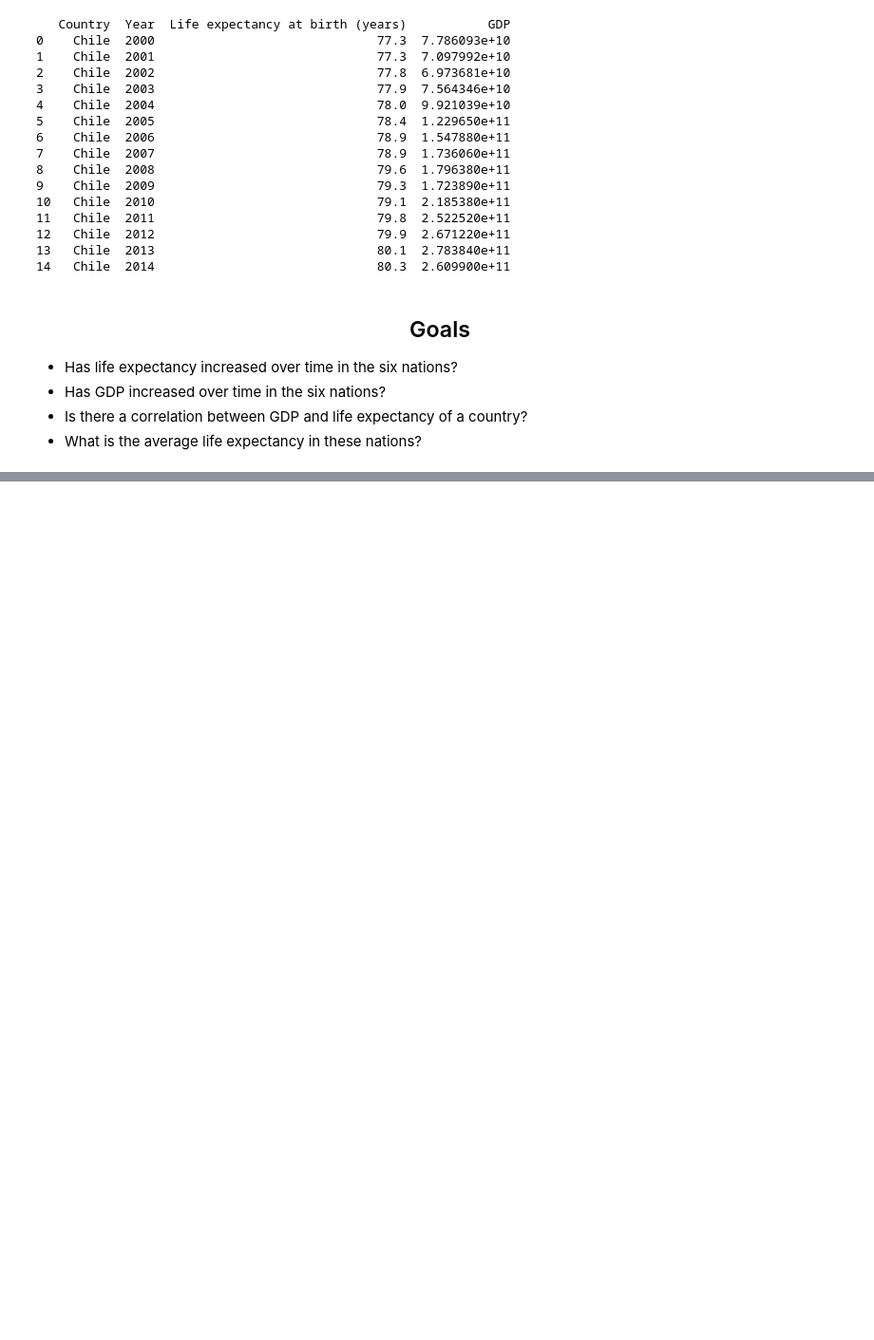
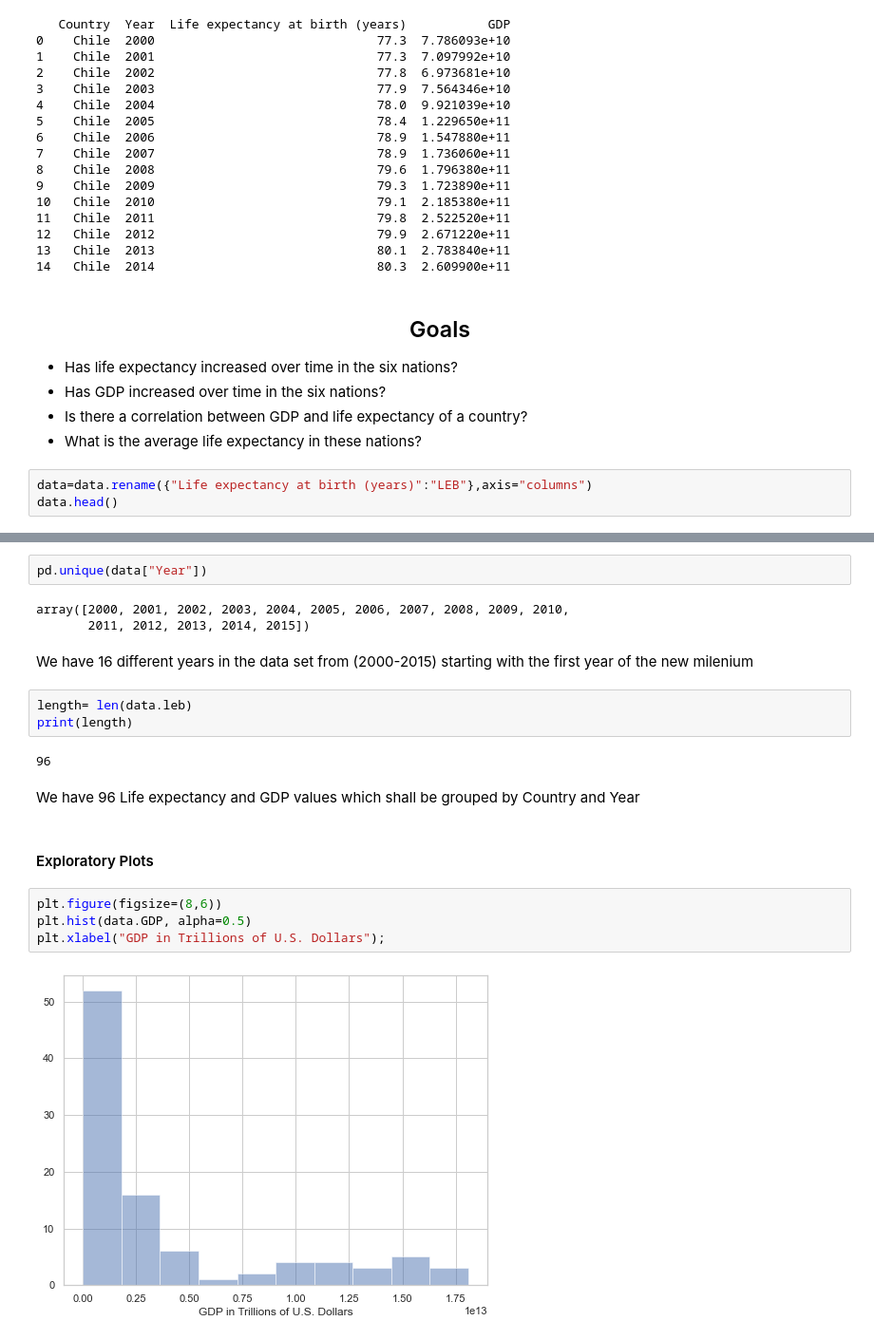
Before and after one commit to eriglesias/GDP_Life_Expectancy, a Jupyter notebook: life_expectancy_gdp.ipynb, the cells around one changed output, grey strips where cells are left out. Shown at 95% size. Drawn from its saved outputs; the diff is of its cells as text; blank space fills up the shorter version.

```diff
--- a/life_expectancy_gdp.ipynb
+++ b/life_expectancy_gdp.ipynb
@@ -31,3 +32,6 @@ print(data.head(15))
  <li>Is there a correlation between GDP and life expectancy of a country? </li>
  <li>What is the average life expectancy in these nations? </li>
 </ul>
+# %%
+data=data.rename({"Life expectancy at birth (years)":"LEB"},axis="columns")
+data.head()
@@ -33,0 +56,22 @@ print(data.head(15))
+# %%
+pd.unique(data["Year"])
+# %% [output]
+array([2000, 2001, 2002, 2003, 2004, 2005, 2006, 2007, 2008, 2009, 2010,
+       2011, 2012, 2013, 2014, 2015])
+# %% [markdown]
+We have 16 different years in the data set from (2000-2015) starting with the first year of the new milenium
+# %%
+length= len(data.leb)
+print(length)
+# %% [output]
+96
+# %% [markdown]
+We have 96 Life expectancy and GDP values which shall be grouped by Country and Year
+# %% [markdown]
+<h4> Exploratory Plots </h4>
+# %%
+plt.figure(figsize=(8,6))
+plt.hist(data.GDP, alpha=0.5)
+plt.xlabel("GDP in Trillions of U.S. Dollars");
+# %% [output]
+[figure, added]
```
Also changed, not shown: parts of 35 cells of this notebook.
